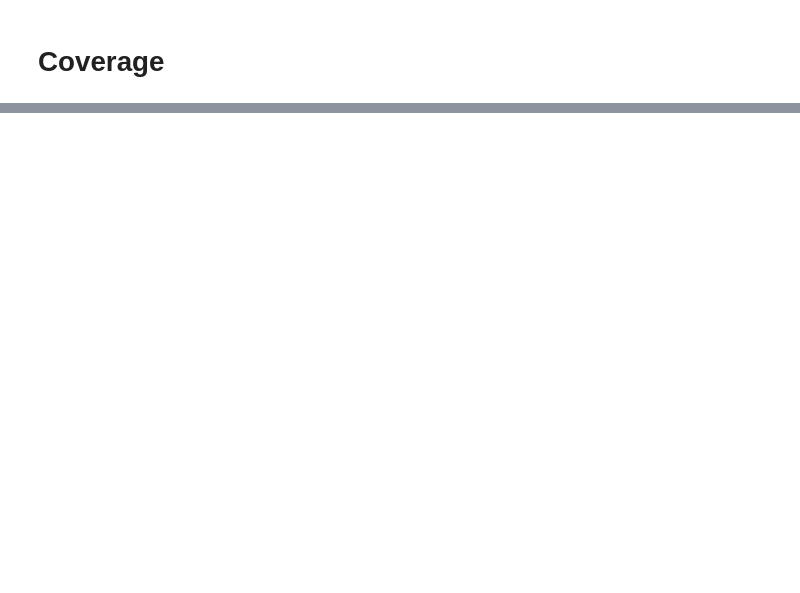
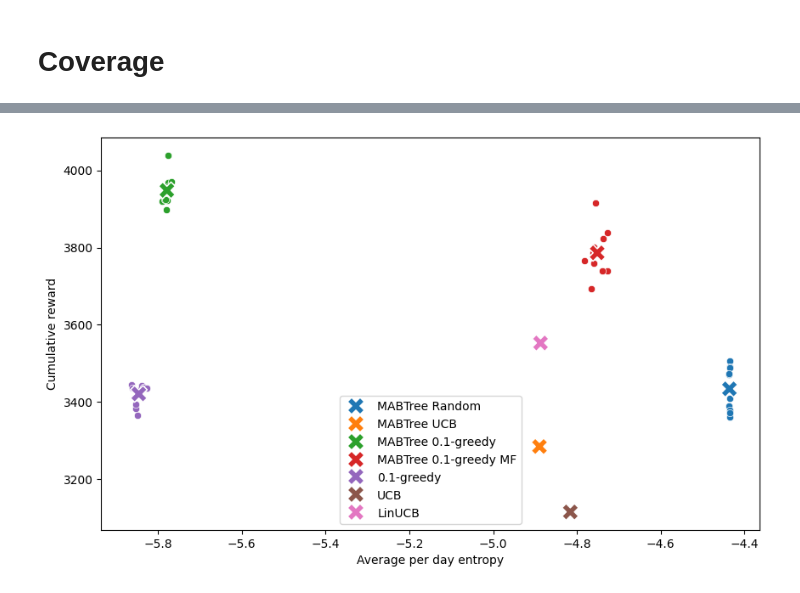
Before and after one commit to rik1599/recsys4good, a Jupyter notebook: evaluate.ipynb, the cells around one changed output, grey strips where cells are left out. Drawn from its saved outputs; the diff is of its cells as text; code cells hidden in the pictures; blank space fills up the shorter version.

Commit message:
Update cumulative reward statistics and Tukey HSD test results; add diversity and coverage CSV files

```diff
--- a/evaluate.ipynb
+++ b/evaluate.ipynb
@@ -117,0 +137,3 @@ plt.show()
+# %%
+df_diversity = pd.read_csv('./out/diversity.csv', index_col=[0])
+df_diversity
@@ -117,0 +152,13 @@ plt.show()
+# %%
+ax = plt.figure(figsize=(10, 6)).gca()
+for x, y in zip(df_diversity, final_cumulative_reward):
+    sns.scatterplot(x=df_diversity[x], y=final_cumulative_reward[y], ax=ax)
+sns.scatterplot(x=df_diversity.mean(axis=0), y=final_cumulative_reward.mean(axis=0), hue=df_diversity.columns, s=200, marker='X', ax=ax)
+
+plt.xlabel('Average per day entropy')
+plt.ylabel('Cumulative reward')
+plt.legend()
+plt.savefig('./out/cumulative_reward_vs_entropy.pdf', format='pdf')
+plt.show()
+# %% [output]
+[figure, added]
```
Also changed, not shown: parts of 9 cells of this notebook, 10 other files.
